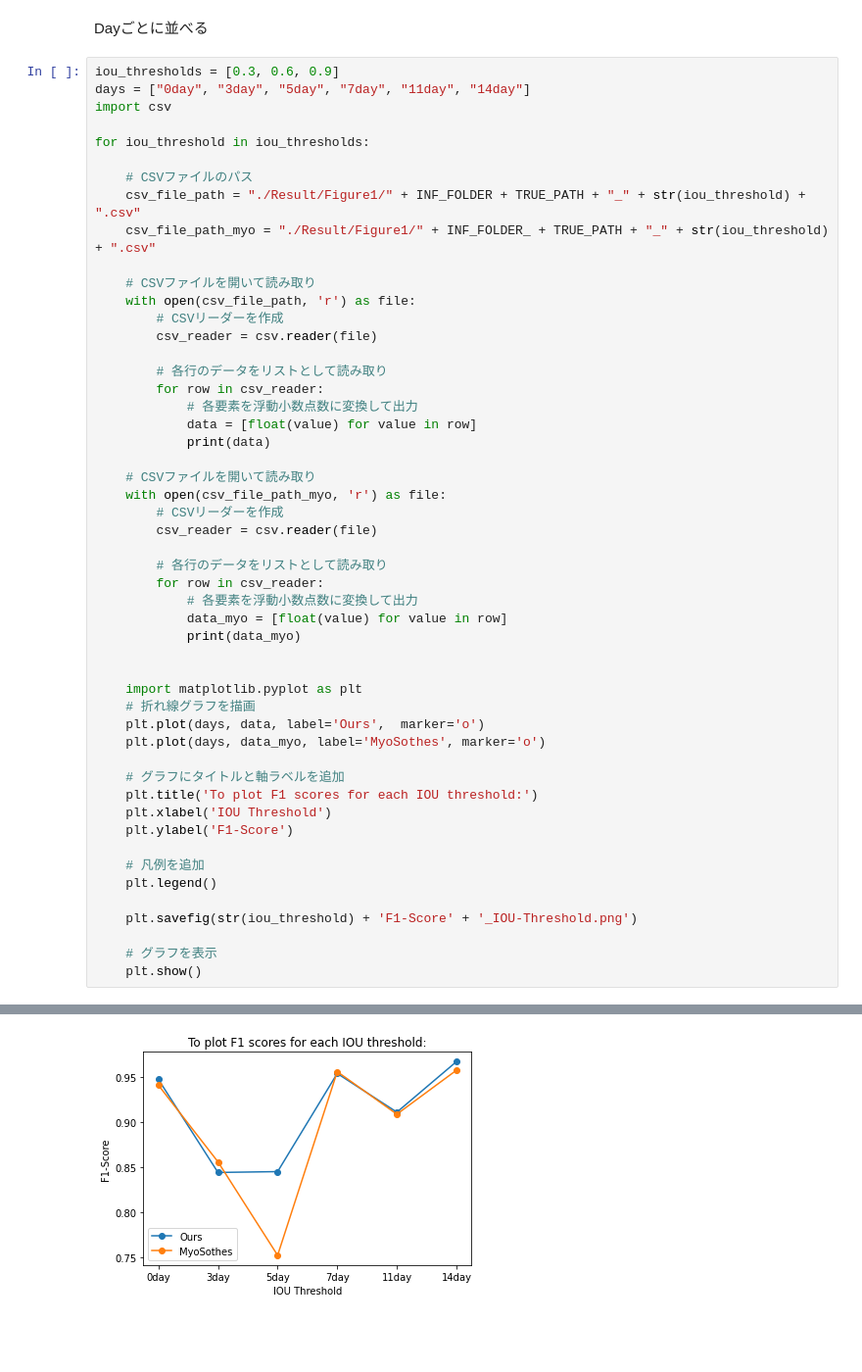
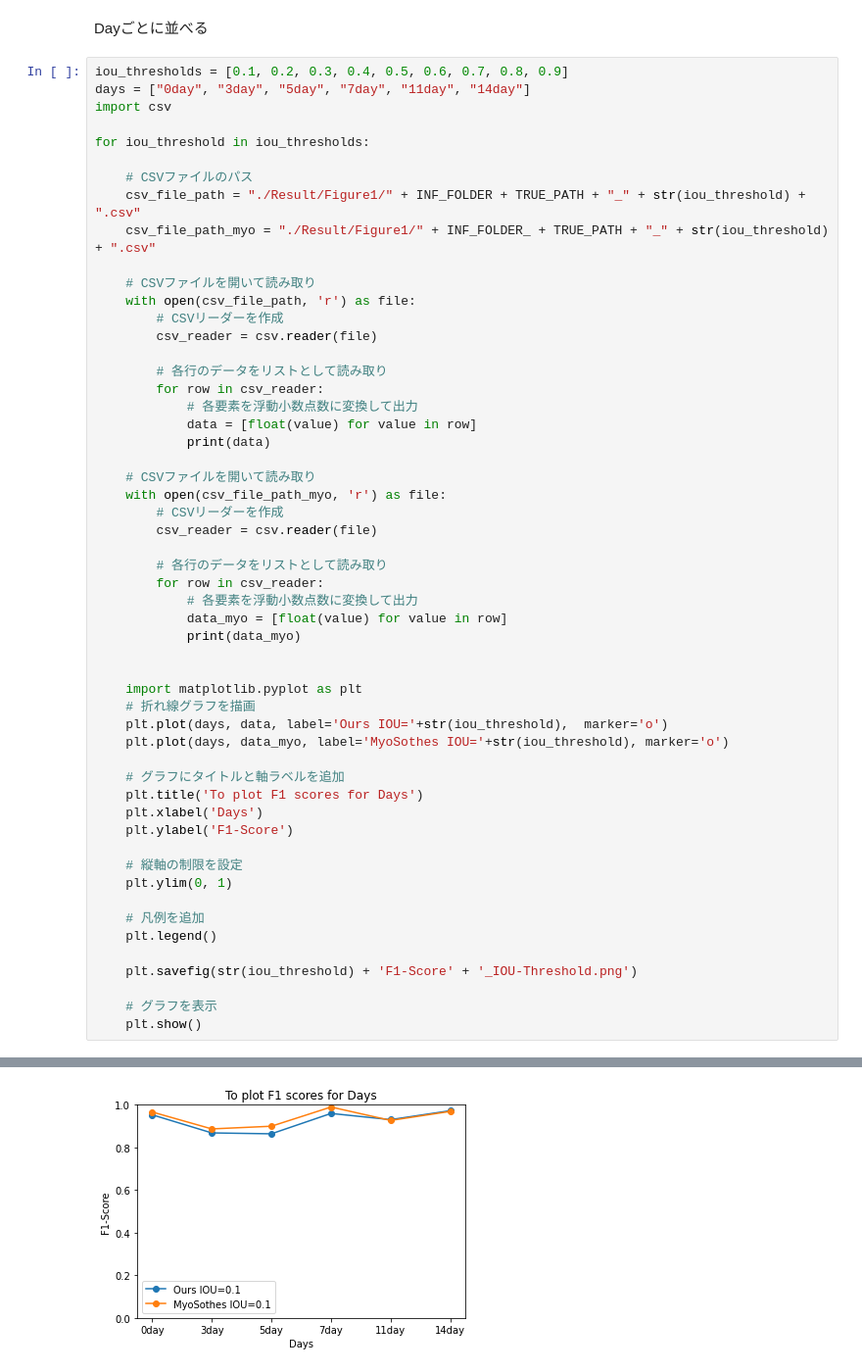
Before and after one commit to RyuAmakaze/SciRep, a Jupyter notebook: EXP1/graph.ipynb, the cells around one changed output, grey strips where cells are left out. Shown: that part at 98% size. Drawn from its saved outputs; the diff is of its cells as text; blank space fills up the shorter version.

```diff
--- a/EXP1/graph.ipynb
+++ b/EXP1/graph.ipynb
@@ -77,7 +77,7 @@ for day in days:
 # %% [markdown]
 Dayごとに並べる
 # %%
-iou_thresholds = [0.3, 0.6, 0.9]
+iou_thresholds = [0.1, 0.2, 0.3, 0.4, 0.5, 0.6, 0.7, 0.8, 0.9]
 days = ["0day", "3day", "5day", "7day", "11day", "14day"]
 import csv
 
@@ -112,13 +112,16 @@ for iou_threshold in iou_thresholds:
 
     import matplotlib.pyplot as plt
     # 折れ線グラフを描画
-    plt.plot(days, data, label='Ours',  marker='o')
-    plt.plot(days, data_myo, label='MyoSothes', marker='o')
+    plt.plot(days, data, label='Ours IOU='+str(iou_threshold),  marker='o')
+    plt.plot(days, data_myo, label='MyoSothes IOU='+str(iou_threshold), marker='o')
 
     # グラフにタイトルと軸ラベルを追加
-    plt.title('To plot F1 scores for each IOU threshold:')
-    plt.xlabel('IOU Threshold')
+    plt.title('To plot F1 scores for Days')
+    plt.xlabel('Days')
     plt.ylabel('F1-Score')
+
+    # 縦軸の制限を設定
+    plt.ylim(0, 1)
 
     # 凡例を追加
     plt.legend()
@@ -133 +136 @@ for iou_threshold in iou_thresholds:
-[figure, old version]
+[figure, new version]
```
Also changed, not shown: parts of 2 cells of this notebook.
